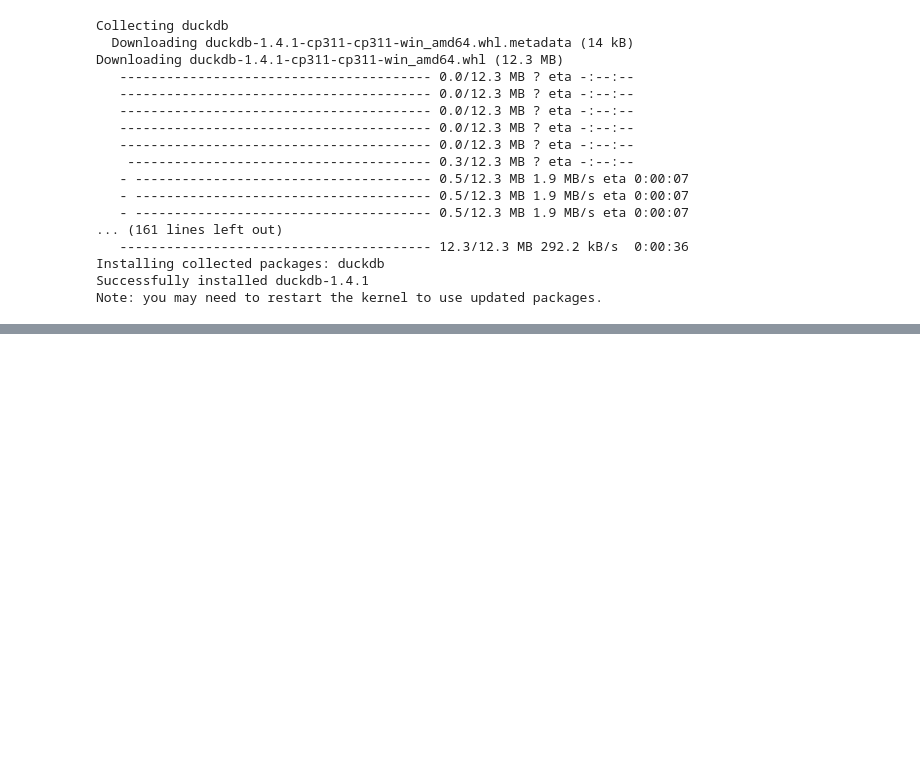
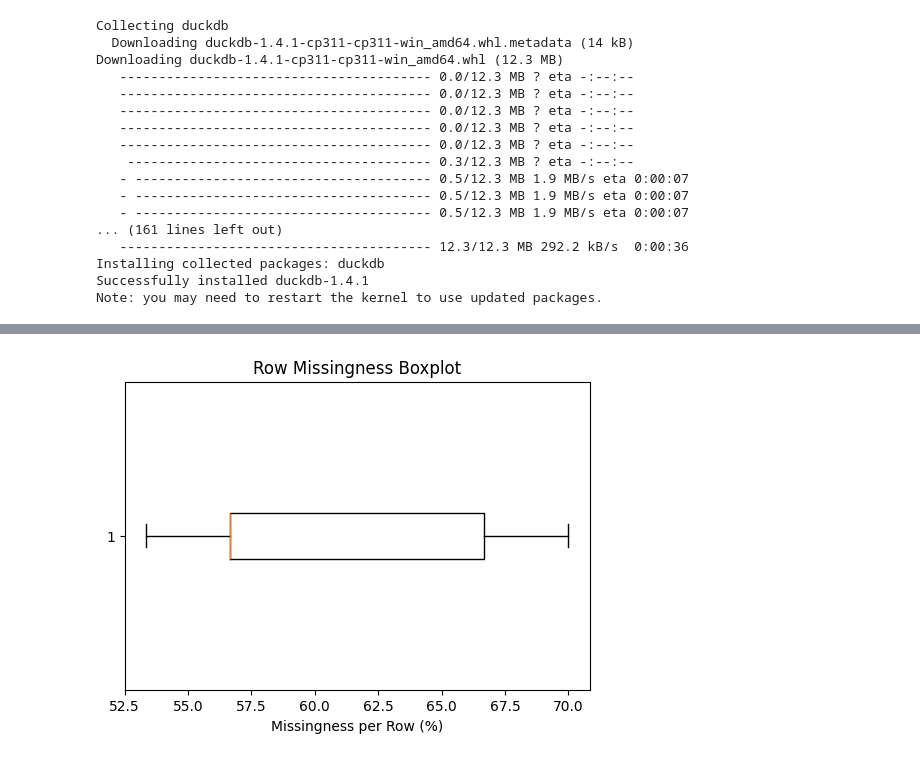
Before and after one commit to NickPerlich/CountryHappinessPredictor, a Jupyter notebook: eda/eda.ipynb, the cells around one changed output, grey strips where cells are left out. Cells and saved outputs as stored; diff of their text form; code cells hidden in the pictures; blank space fills up the shorter version.

```diff
--- a/eda/eda.ipynb
+++ b/eda/eda.ipynb
@@ -62,0 +100,8 @@ SELECT
+# %%
+plt.figure(figsize=(6,4))
+plt.boxplot(missing_by_row, vert=False)
+plt.xlabel("Missingness per Row (%)")
+plt.title("Row Missingness Boxplot")
+plt.show()
+# %% [output]
+[figure, added]
```
Also changed, not shown: parts of 22 cells of this notebook, 4 other files.
